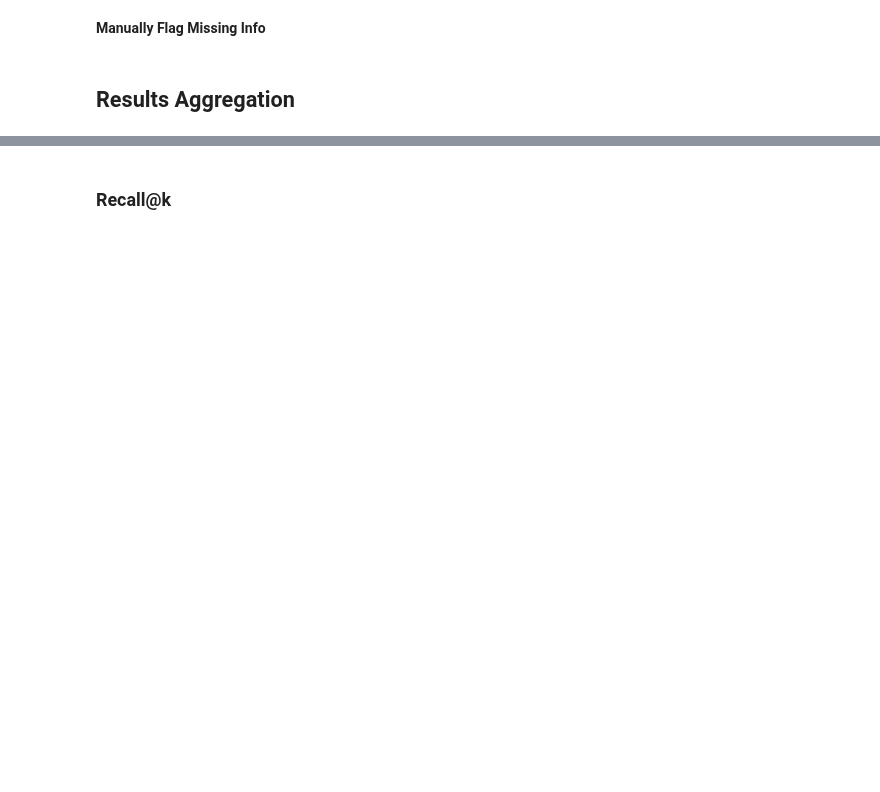
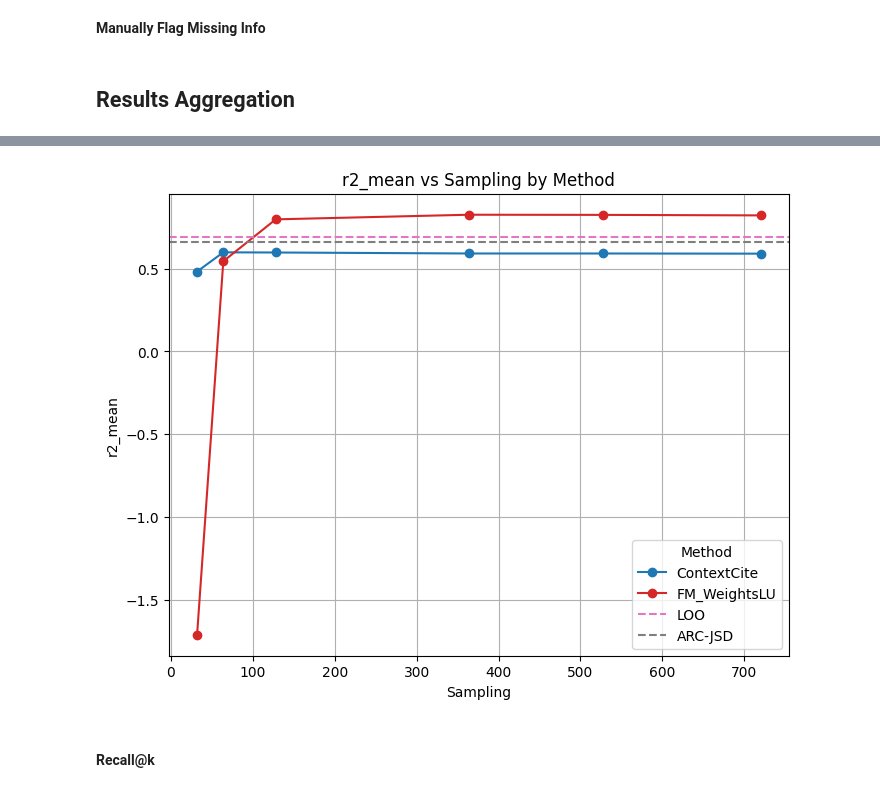
Before and after one commit to iNema9590/LLMX, a Jupyter notebook: Notebooks/2wiki.ipynb, the cells around one changed output, grey strips where cells are left out. Cells and saved outputs as stored; diff of their text form; code cells hidden in the pictures; blank space fills up the shorter version.

```diff
--- a/Notebooks/2wiki.ipynb
+++ b/Notebooks/2wiki.ipynb
@@ -673,5 +746,60 @@ pd.DataFrame.from_dict(avg, orient='index', columns = [metric])
+# %%
+# df = df_r2_plot[df_r2_plot.method.isin(['ContextCite', 'FM_WeightsLU'])].copy()
+df = df_plot[df_plot.method.isin(['ContextCite', 'FM_WeightsLU'])].copy()
+# df = df_plot.copy()
+
+# Extra methods with constant values
+extra_methods = pd.DataFrame({
+    "method": ["LOO", "ARC-JSD"],
+    "r2_mean": [0.693, 0.658],
+    "r2_std": [0.734, 0.168]
+})
+
+# Custom colors
+colors = {
+    'ContextCite': '#1f77b4',
+    'FBII': '#ff7f0e',
+    'Spex': '#2ca02c',
+    'FSII': '#8c564b',
+    'FM_WeightsDU': '#9467bd',
+    'FM_WeightsLU': '#d62728',
+    'LOO': '#e377c2',
+    'ARC-JSD': '#7f7f7f'
+}
+
+# Pivot the table for normal methods
+pivot_df = df.pivot(index="sampling", columns="method", values="r2_mean")
+
+# Plot with custom colors
+plt.figure(figsize=(8, 6))
+for method in pivot_df.columns:
+    plt.plot(
+        pivot_df.index,
+        pivot_df[method],
+        marker="o",
+        label=method,
+        color=colors.get(method, "black")  # fallback = black
+    )
+
+# Add horizontal lines for LOO and ARC-JSD
+for _, row in extra_methods.iterrows():
+    plt.axhline(
+        y=row["r2_mean"],
+        linestyle="--",
+        label=row["method"],
+        color=colors.get(row["method"], "black")
+    )
+
+plt.xlabel("Sampling")
+plt.ylabel("r2_mean")
+plt.title("r2_mean vs Sampling by Method")
+plt.legend(title="Method")
+plt.grid(True)
+plt.show()
+# %% [output]
+[figure, added]
 # %% [markdown]
-### Recall@k
+#### Recall@k
 # %%
 def recall_at_k(gtset_k, inf_scores, k_val ):
     topk= np.array(inf_scores).argsort()[-k_val:]
```
Also changed, not shown: parts of 26 cells of this notebook, 1 other file.
